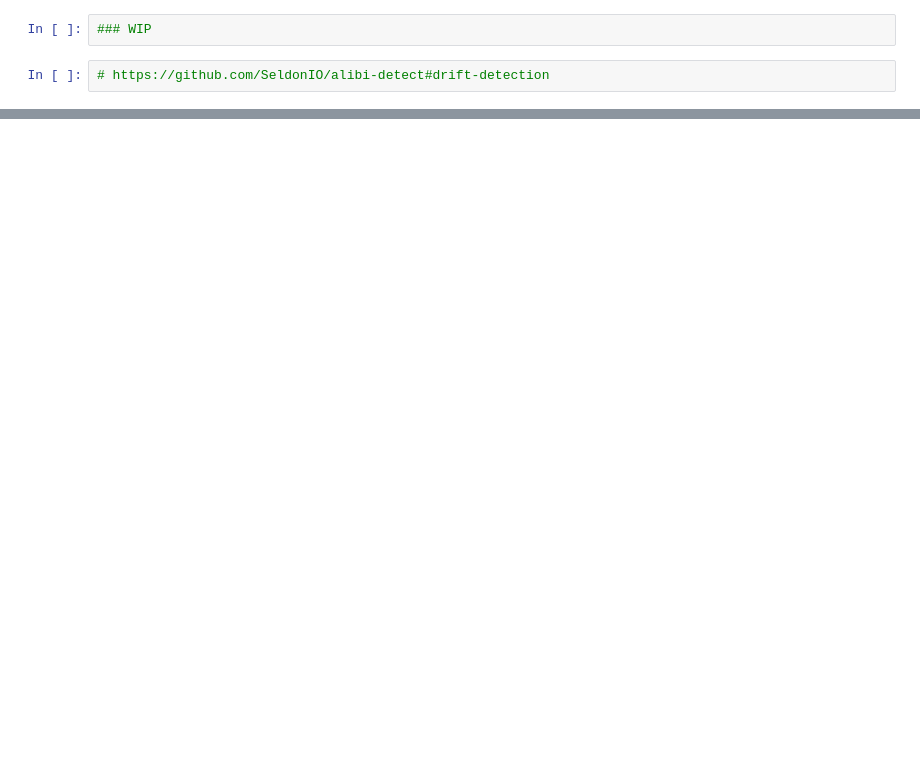
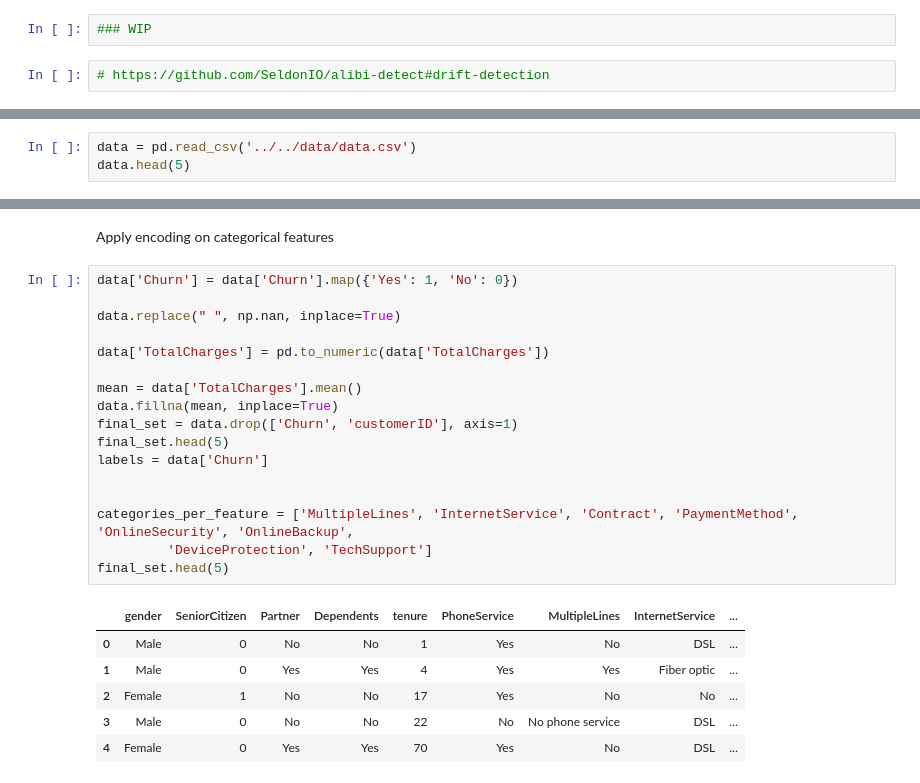
Before and after one commit to masoodfaisal/mlops-workshop, a Jupyter notebook: seldon/drift_deploy/Configure_Input_Drift.ipynb, the cells around one changed output, grey strips where cells are left out. Cells and saved outputs as stored; diff of their text form; blank space fills up the shorter version.

```diff
--- a/seldon/drift_deploy/Configure_Input_Drift.ipynb
+++ b/seldon/drift_deploy/Configure_Input_Drift.ipynb
@@ -470,0 +78,3 @@ See the caveats in the documentation: https://pandas.pydata.org/pandas-docs/stab
+# %%
+data = pd.read_csv('../../data/data.csv')
+data.head(5)
@@ -470,0 +89,26 @@ See the caveats in the documentation: https://pandas.pydata.org/pandas-docs/stab
+# %% [markdown]
+Apply encoding on categorical features
+# %%
+data['Churn'] = data['Churn'].map({'Yes': 1, 'No': 0})
+
+data.replace(" ", np.nan, inplace=True)
+
+data['TotalCharges'] = pd.to_numeric(data['TotalCharges'])
+
+mean = data['TotalCharges'].mean()
+data.fillna(mean, inplace=True)
+final_set = data.drop(['Churn', 'customerID'], axis=1)
+final_set.head(5)
+labels = data['Churn']
+
+
+categories_per_feature = ['MultipleLines', 'InternetService', 'Contract', 'PaymentMethod', 'OnlineSecurity', 'OnlineBackup',
+         'DeviceProtection', 'TechSupport']
+final_set.head(5)
+# %% [output]
+|  | gender | SeniorCitizen | Partner | Dependents | tenure | PhoneService | MultipleLines | InternetService | ... |
+| 0 | Male | 0 | No | No | 1 | Yes | No | DSL | ... |
+| 1 | Male | 0 | Yes | Yes | 4 | Yes | Yes | Fiber optic | ... |
+| 2 | Female | 1 | No | No | 17 | Yes | No | No | ... |
+| 3 | Male | 0 | No | No | 22 | No | No phone service | DSL | ... |
+| 4 | Female | 0 | Yes | Yes | 70 | Yes | No | DSL | ... |
```
Also changed, not shown: parts of 64 cells of this notebook, 10 other files.
